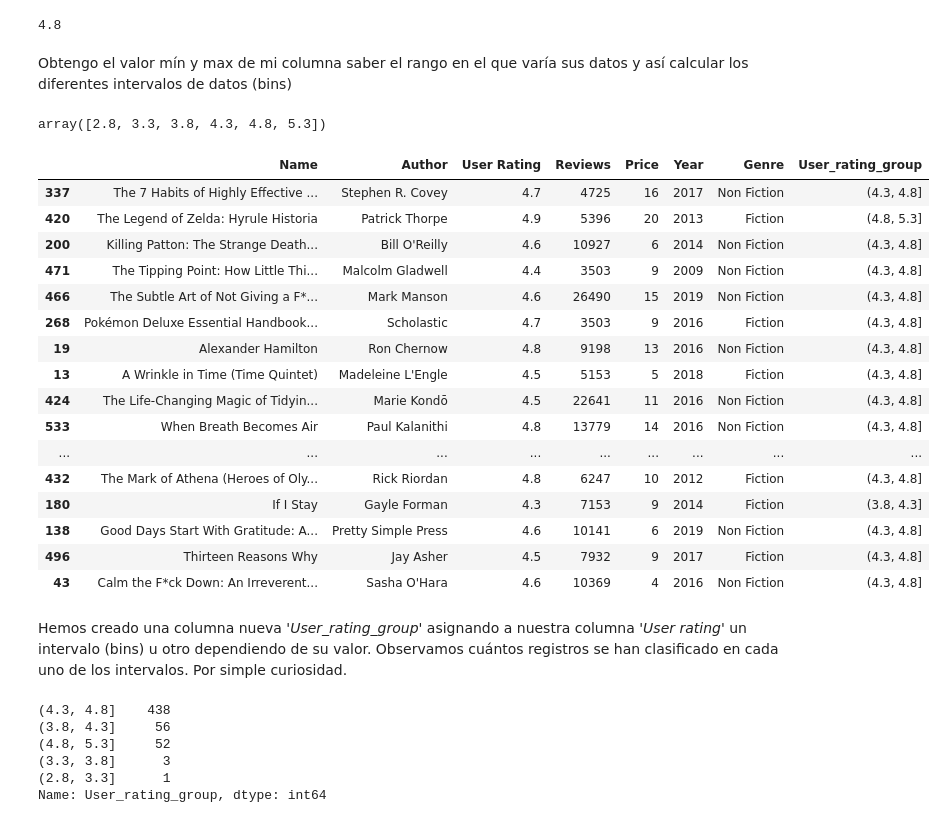
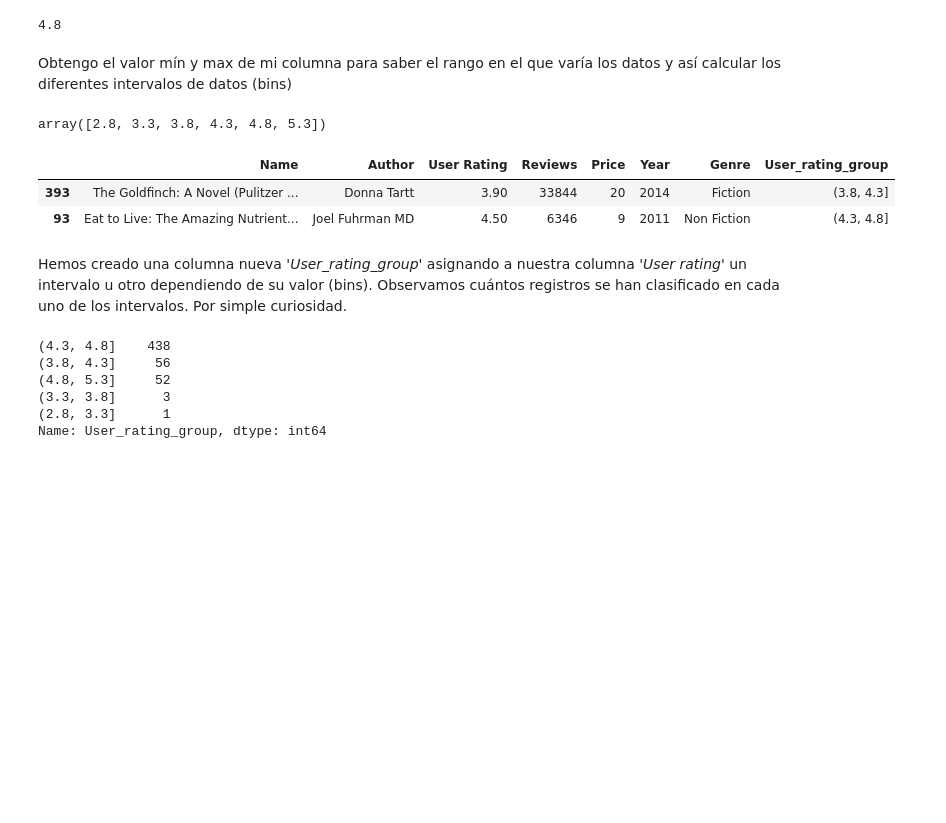
Before and after one commit to Adalab/DA-promo-A-module-2-pairprog-2-pair-3-Alicia-Laura, a Jupyter notebook: Estadistica/pair_estad_3.ipynb, the cells around one changed output. Drawn from its saved outputs; the diff is of its cells as text; code cells hidden in the pictures; blank space fills up the shorter version.

Commit message:
falta_interval_grafica_simple

```diff
--- a/Estadistica/pair_estad_3.ipynb
+++ b/Estadistica/pair_estad_3.ipynb
@@ -38,7 +31,7 @@ max
 # %% [output]
 4.8
 # %% [markdown]
-Obtengo el valor mín y max de mi columna saber el rango en el que varía sus datos y así calcular los diferentes intervalos de datos (bins)
+Obtengo el valor mín y max de mi columna para saber el rango en el que varía los datos y así calcular los diferentes intervalos de datos (bins)
 # %%
 bins = np.arange(min-0.5,max+1, 0.50)
 bins
@@ -46,27 +39,13 @@ bins
 array([2.8, 3.3, 3.8, 4.3, 4.8, 5.3])
 # %%
 df_copia["User_rating_group"] = pd.cut(df["User Rating"], bins = bins)
-df_copia.sample(25)
+df_copia.sample(2)
 # %% [output]
 |  | Name | Author | User Rating | Reviews | Price | Year | Genre | User_rating_group |
-| 337 | The 7 Habits of Highly Effective ... | Stephen R. Covey | 4.7 | 4725 | 16 | 2017 | Non Fiction | (4.3, 4.8] |
-| 420 | The Legend of Zelda: Hyrule Historia | Patrick Thorpe | 4.9 | 5396 | 20 | 2013 | Fiction | (4.8, 5.3] |
-| 200 | Killing Patton: The Strange Death... | Bill O'Reilly | 4.6 | 10927 | 6 | 2014 | Non Fiction | (4.3, 4.8] |
-| 471 | The Tipping Point: How Little Thi... | Malcolm Gladwell | 4.4 | 3503 | 9 | 2009 | Non Fiction | (4.3, 4.8] |
-| 466 | The Subtle Art of Not Giving a F*... | Mark Manson | 4.6 | 26490 | 15 | 2019 | Non Fiction | (4.3, 4.8] |
-| 268 | Pokémon Deluxe Essential Handbook... | Scholastic | 4.7 | 3503 | 9 | 2016 | Fiction | (4.3, 4.8] |
-| 19 | Alexander Hamilton | Ron Chernow | 4.8 | 9198 | 13 | 2016 | Non Fiction | (4.3, 4.8] |
-| 13 | A Wrinkle in Time (Time Quintet) | Madeleine L'Engle | 4.5 | 5153 | 5 | 2018 | Fiction | (4.3, 4.8] |
-| 424 | The Life-Changing Magic of Tidyin... | Marie Kondō | 4.5 | 22641 | 11 | 2016 | Non Fiction | (4.3, 4.8] |
-| 533 | When Breath Becomes Air | Paul Kalanithi | 4.8 | 13779 | 14 | 2016 | Non Fiction | (4.3, 4.8] |
-| ... | ... | ... | ... | ... | ... | ... | ... | ... |
-| 432 | The Mark of Athena (Heroes of Oly... | Rick Riordan | 4.8 | 6247 | 10 | 2012 | Fiction | (4.3, 4.8] |
-| 180 | If I Stay | Gayle Forman | 4.3 | 7153 | 9 | 2014 | Fiction | (3.8, 4.3] |
-| 138 | Good Days Start With Gratitude: A... | Pretty Simple Press | 4.6 | 10141 | 6 | 2019 | Non Fiction | (4.3, 4.8] |
-| 496 | Thirteen Reasons Why | Jay Asher | 4.5 | 7932 | 9 | 2017 | Fiction | (4.3, 4.8] |
-| 43 | Calm the F*ck Down: An Irreverent... | Sasha O'Hara | 4.6 | 10369 | 4 | 2016 | Non Fiction | (4.3, 4.8] |
+| 393 | The Goldfinch: A Novel (Pulitzer ... | Donna Tartt | 3.90 | 33844 | 20 | 2014 | Fiction | (3.8, 4.3] |
+| 93 | Eat to Live: The Amazing Nutrient... | Joel Fuhrman MD | 4.50 | 6346 | 9 | 2011 | Non Fiction | (4.3, 4.8] |
 # %% [markdown]
-Hemos creado una columna nueva *'User_rating_group'* asignando a nuestra columna *'User rating'* un intervalo (bins) u otro dependiendo de su valor. Observamos cuántos registros se han clasificado en cada uno de los intervalos. Por simple curiosidad.
+Hemos creado una columna nueva *'User_rating_group'* asignando a nuestra columna *'User rating'* un intervalo u otro dependiendo de su valor (bins). Observamos cuántos registros se han clasificado en cada uno de los intervalos. Por simple curiosidad.
 # %%
 df_copia["User_rating_group"].value_counts()
 # %% [output]
```
Also changed, not shown: parts of 39 cells of this notebook.
